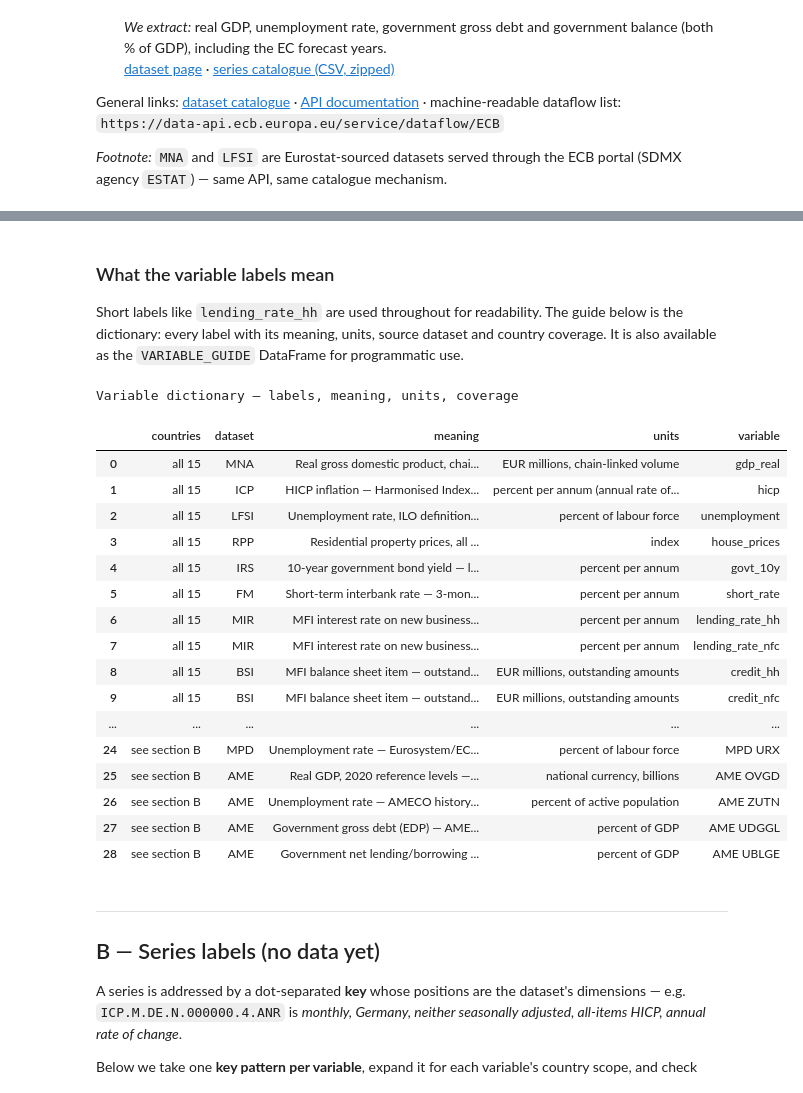
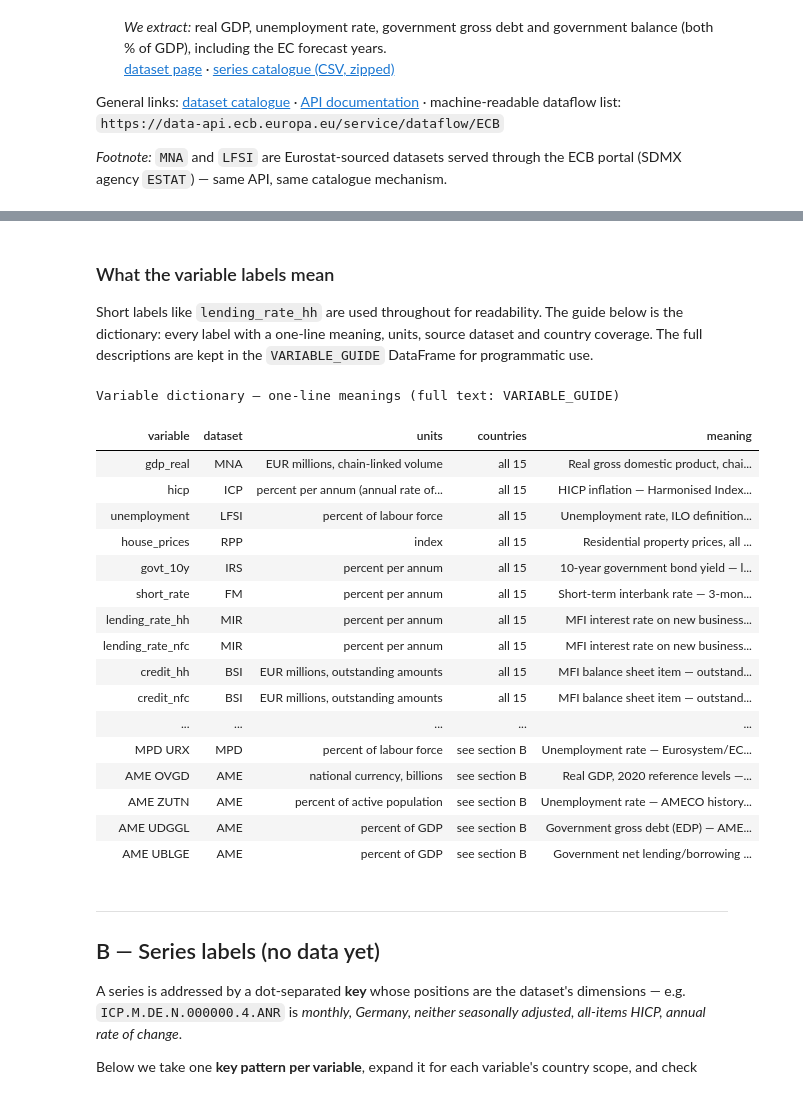
Before and after one commit to at621/snippets, a Jupyter notebook: ecb_data_public.ipynb, the cells around one changed output, grey strips where cells are left out. Drawn from its saved outputs; the diff is of its cells as text; code cells hidden in the pictures.

```diff
--- a/ecb_data_public.ipynb
+++ b/ecb_data_public.ipynb
@@ -159,9 +163,9 @@ ECB portal (SDMX agency `ESTAT`) — same API, same catalogue mechanism.
 ### What the variable labels mean
 
 Short labels like `lending_rate_hh` are used throughout for readability. The
-guide below is the dictionary: every label with its meaning, units, source
-dataset and country coverage. It is also available as the `VARIABLE_GUIDE`
-DataFrame for programmatic use.
+guide below is the dictionary: every label with a one-line meaning, units,
+source dataset and country coverage. The full descriptions are kept in the
+`VARIABLE_GUIDE` DataFrame for programmatic use.
 # %%
 VARIABLE_GUIDE = pd.DataFrame([{'countries': 'all 15',
   'dataset': 'MNA',
@@ -315,52 +319,57 @@ VARIABLE_GUIDE = pd.DataFrame([{'countries': 'all 15',
   'dataset': 'MPD',
   'meaning': 'HICP inflation, annual % change — Eurosystem/ECB staff projection.',
   'units': 'percent',
   'variable': 'MPD HIC'},
  {'countries': 'see section B',
   'dataset': 'MPD',
   'meaning': 'Unemployment rate — Eurosystem/ECB staff projection.',
   'units': 'percent of labour force',
   'variable': 'MPD URX'},
  {'countries': 'see section B',
   'dataset': 'AME',
   'meaning': 'Real GDP, 2020 reference levels — AMECO history plus ~2 years of EC forecast.',
   'units': 'national currency, billions',
   'variable': 'AME OVGD'},
  {'countries': 'see section B',
   'dataset': 'AME',
   'meaning': 'Unemployment rate — AMECO history plus EC forecast.',
   'units': 'percent of active population',
   'variable': 'AME ZUTN'},
  {'countries': 'see section B',
   'dataset': 'AME',
   'meaning': 'Government gross debt (EDP) — AMECO history plus EC forecast.',
   'units': 'percent of GDP',
   'variable': 'AME UDGGL'},
  {'countries': 'see section B',
   'dataset': 'AME',
   'meaning': 'Government net lending/borrowing (EDP) — AMECO history plus EC forecast.',
   'units': 'percent of GDP',
   'variable': 'AME UBLGE'}])
-show(VARIABLE_GUIDE, "Variable dictionary — labels, meaning, units, coverage")
+compact = VARIABLE_GUIDE.assign(
+    meaning=VARIABLE_GUIDE.meaning.str.split(". ", regex=False).str[0]
+            .str.rstrip(".") + ".")
+show(compact[["variable", "dataset", "units", "countries", "meaning"]],
+     "Variable dictionary — one-line meanings (full text: VARIABLE_GUIDE)"
+     ).hide(axis="index")
 # %% [output]
-Variable dictionary — labels, meaning, units, coverage
+Variable dictionary — one-line meanings (full text: VARIABLE_GUIDE)
-|  | countries | dataset | meaning | units | variable |
-| 0 | all 15 | MNA | Real gross domestic product, chai... | EUR millions, chain-linked volume | gdp_real |
-| 1 | all 15 | ICP | HICP inflation — Harmonised Index... | percent per annum (annual rate of... | hicp |
-| 2 | all 15 | LFSI | Unemployment rate, ILO definition... | percent of labour force | unemployment |
-| 3 | all 15 | RPP | Residential property prices, all ... | index | house_prices |
-| 4 | all 15 | IRS | 10-year government bond yield — l... | percent per annum | govt_10y |
-| 5 | all 15 | FM | Short-term interbank rate — 3-mon... | percent per annum | short_rate |
-| 6 | all 15 | MIR | MFI interest rate on new business... | percent per annum | lending_rate_hh |
-| 7 | all 15 | MIR | MFI interest rate on new business... | percent per annum | lending_rate_nfc |
-| 8 | all 15 | BSI | MFI balance sheet item — outstand... | EUR millions, outstanding amounts | credit_hh |
-| 9 | all 15 | BSI | MFI balance sheet item — outstand... | EUR millions, outstanding amounts | credit_nfc |
-| ... | ... | ... | ... | ... | ... |
-| 24 | see section B | MPD | Unemployment rate — Eurosystem/EC... | percent of labour force | MPD URX |
-| 25 | see section B | AME | Real GDP, 2020 reference levels —... | national currency, billions | AME OVGD |
-| 26 | see section B | AME | Unemployment rate — AMECO history... | percent of active population | AME ZUTN |
-| 27 | see section B | AME | Government gross debt (EDP) — AME... | percent of GDP | AME UDGGL |
-| 28 | see section B | AME | Government net lending/borrowing ... | percent of GDP | AME UBLGE |
+| variable | dataset | units | countries | meaning |
+| gdp_real | MNA | EUR millions, chain-linked volume | all 15 | Real gross domestic product, chai... |
+| hicp | ICP | percent per annum (annual rate of... | all 15 | HICP inflation — Harmonised Index... |
+| unemployment | LFSI | percent of labour force | all 15 | Unemployment rate, ILO definition... |
+| house_prices | RPP | index | all 15 | Residential property prices, all ... |
+| govt_10y | IRS | percent per annum | all 15 | 10-year government bond yield — l... |
+| short_rate | FM | percent per annum | all 15 | Short-term interbank rate — 3-mon... |
+| lending_rate_hh | MIR | percent per annum | all 15 | MFI interest rate on new business... |
+| lending_rate_nfc | MIR | percent per annum | all 15 | MFI interest rate on new business... |
+| credit_hh | BSI | EUR millions, outstanding amounts | all 15 | MFI balance sheet item — outstand... |
+| credit_nfc | BSI | EUR millions, outstanding amounts | all 15 | MFI balance sheet item — outstand... |
+| ... | ... | ... | ... | ... |
+| MPD URX | MPD | percent of labour force | see section B | Unemployment rate — Eurosystem/EC... |
+| AME OVGD | AME | national currency, billions | see section B | Real GDP, 2020 reference levels —... |
+| AME ZUTN | AME | percent of active population | see section B | Unemployment rate — AMECO history... |
+| AME UDGGL | AME | percent of GDP | see section B | Government gross debt (EDP) — AME... |
+| AME UBLGE | AME | percent of GDP | see section B | Government net lending/borrowing ... |
 # %% [markdown]
 ---
 ## B — Series labels (no data yet)
```
Also changed, not shown: parts of 12 cells of this notebook.
